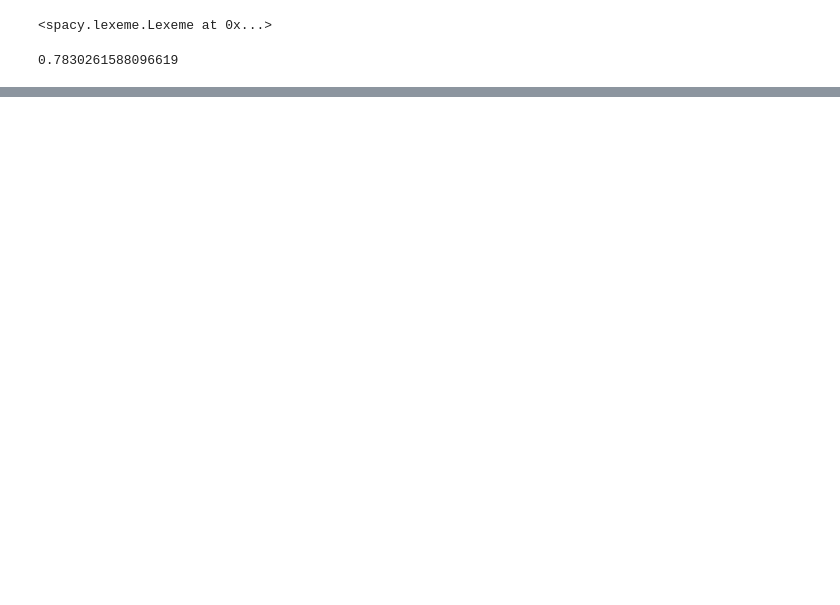
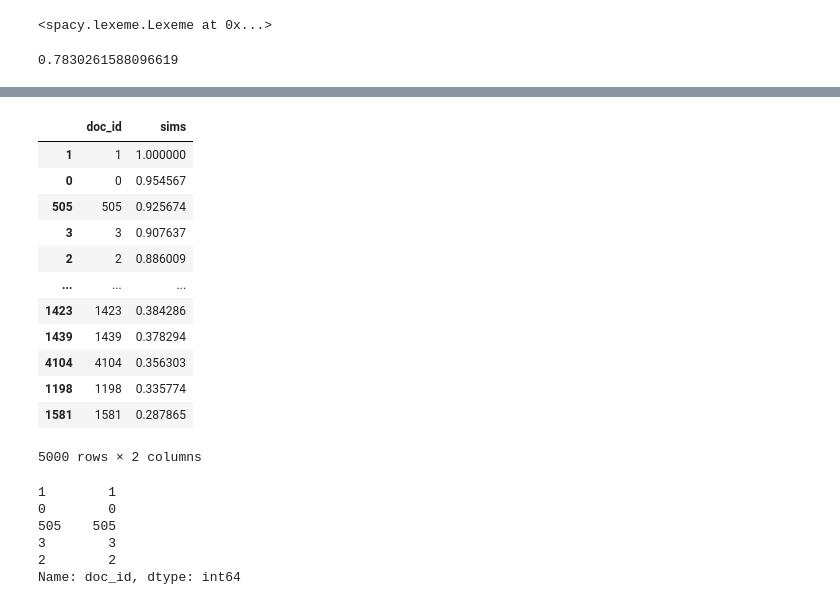
Before and after one commit to gmrr40058/data-science-ml-python-ostad, a Jupyter notebook: Class Modules/Module 15_Introductio to Advance Data Science/Class 2_Introduction to NLP and its Application/my_practice.ipynb, the cells around one changed output, grey strips where cells are left out. Cells and saved outputs as stored; diff of their text form; code cells hidden in the pictures; blank space fills up the shorter version.

```diff
--- a/Class Modules/Module 15_Introductio to Advance Data Science/Class 2_Introduction to NLP and its Application/my_practice.ipynb
+++ b/Class Modules/Module 15_Introductio to Advance Data Science/Class 2_Introduction to NLP and its Application/my_practice.ipynb
@@ -58,0 +121,26 @@ w1.similarity(w2)
+# %%
+sims_docs_sorted = sims_docs.sort_values(by = 'sims', ascending = False)
+sims_docs_sorted
+# %% [output]
+|  | doc_id | sims |
+| 1 | 1 | 1.000000 |
+| 0 | 0 | 0.954567 |
+| 505 | 505 | 0.925674 |
+| 3 | 3 | 0.907637 |
+| 2 | 2 | 0.886009 |
+| ... | ... | ... |
+| 1423 | 1423 | 0.384286 |
+| 1439 | 1439 | 0.378294 |
+| 4104 | 4104 | 0.356303 |
+| 1198 | 1198 | 0.335774 |
+| 1581 | 1581 | 0.287865 |
+5000 rows × 2 columns
+# %%
+sims_docs_sorted['doc_id'][0:5]
+# %% [output]
+1        1
+0        0
+505    505
+3        3
+2        2
+Name: doc_id, dtype: int64
```
Also changed, not shown: parts of 12 cells of this notebook, 1 other file.
